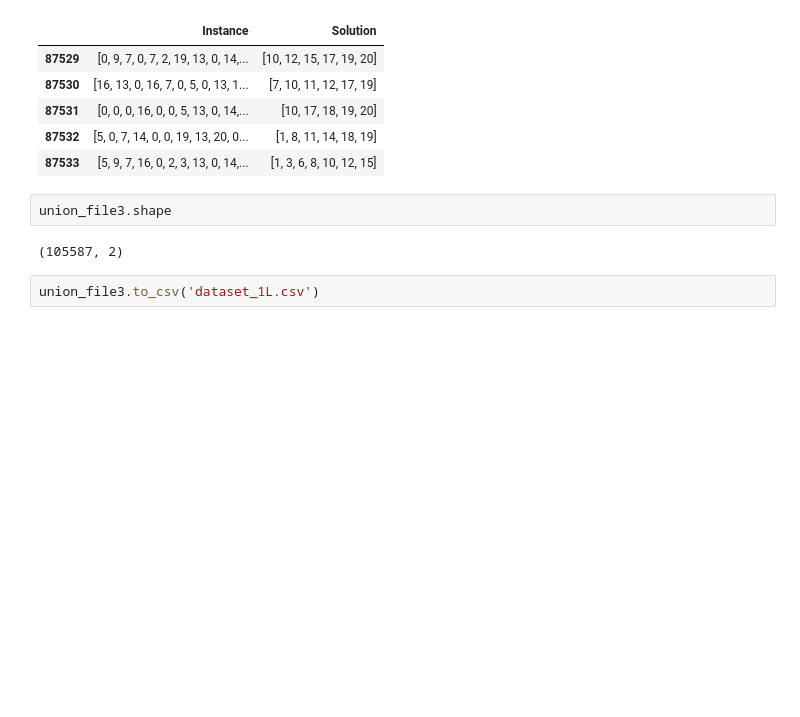
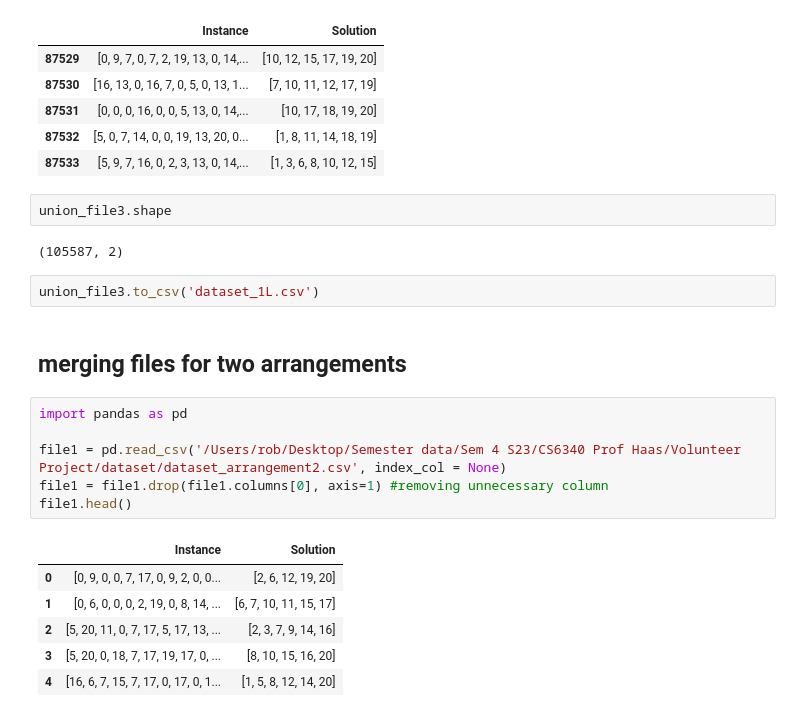
Before and after one commit to tantuwaySourabh/rf-tag2tag-communication, a Jupyter notebook: Project_copy_temp.ipynb, the cells around one changed output. Drawn from its saved outputs; the diff is of its cells as text; blank space fills up the shorter version.

```diff
--- a/Project_copy_temp.ipynb
+++ b/Project_copy_temp.ipynb
@@ -632,3 +634,18 @@ union_file3.shape
 (105587, 2)
 # %%
 union_file3.to_csv('dataset_1L.csv')
+# %% [markdown]
+## merging files for two arrangements
+# %%
+import pandas as pd
+
+file1 = pd.read_csv('/Users/rob/Desktop/Semester data/Sem 4 S23/CS6340 Prof Haas/Volunteer Project/dataset/dataset_arrangement2.csv', index_col = None)
+file1 = file1.drop(file1.columns[0], axis=1) #removing unnecessary column
+file1.head()
+# %% [output]
+|  | Instance | Solution |
+| 0 | [0, 9, 0, 0, 7, 17, 0, 9, 2, 0, 0... | [2, 6, 12, 19, 20] |
+| 1 | [0, 6, 0, 0, 0, 2, 19, 0, 8, 14, ... | [6, 7, 10, 11, 15, 17] |
+| 2 | [5, 20, 11, 0, 7, 17, 5, 17, 13, ... | [2, 3, 7, 9, 14, 16] |
+| 3 | [5, 20, 0, 18, 7, 17, 19, 17, 0, ... | [8, 10, 15, 16, 20] |
+| 4 | [16, 6, 7, 15, 7, 17, 0, 17, 0, 1... | [1, 5, 8, 12, 14, 20] |
```
Also changed, not shown: parts of 13 cells of this notebook, 6 other files.
